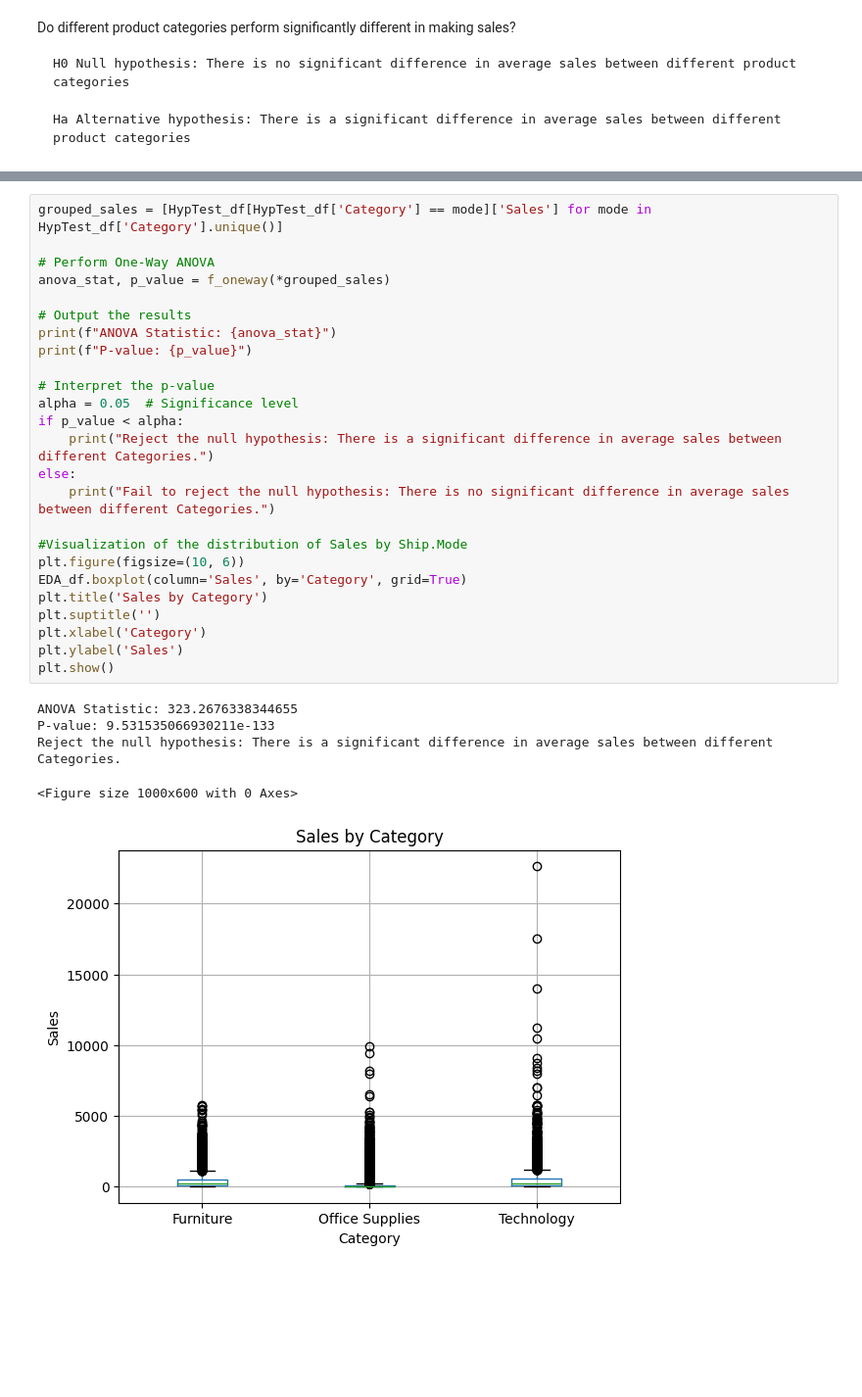
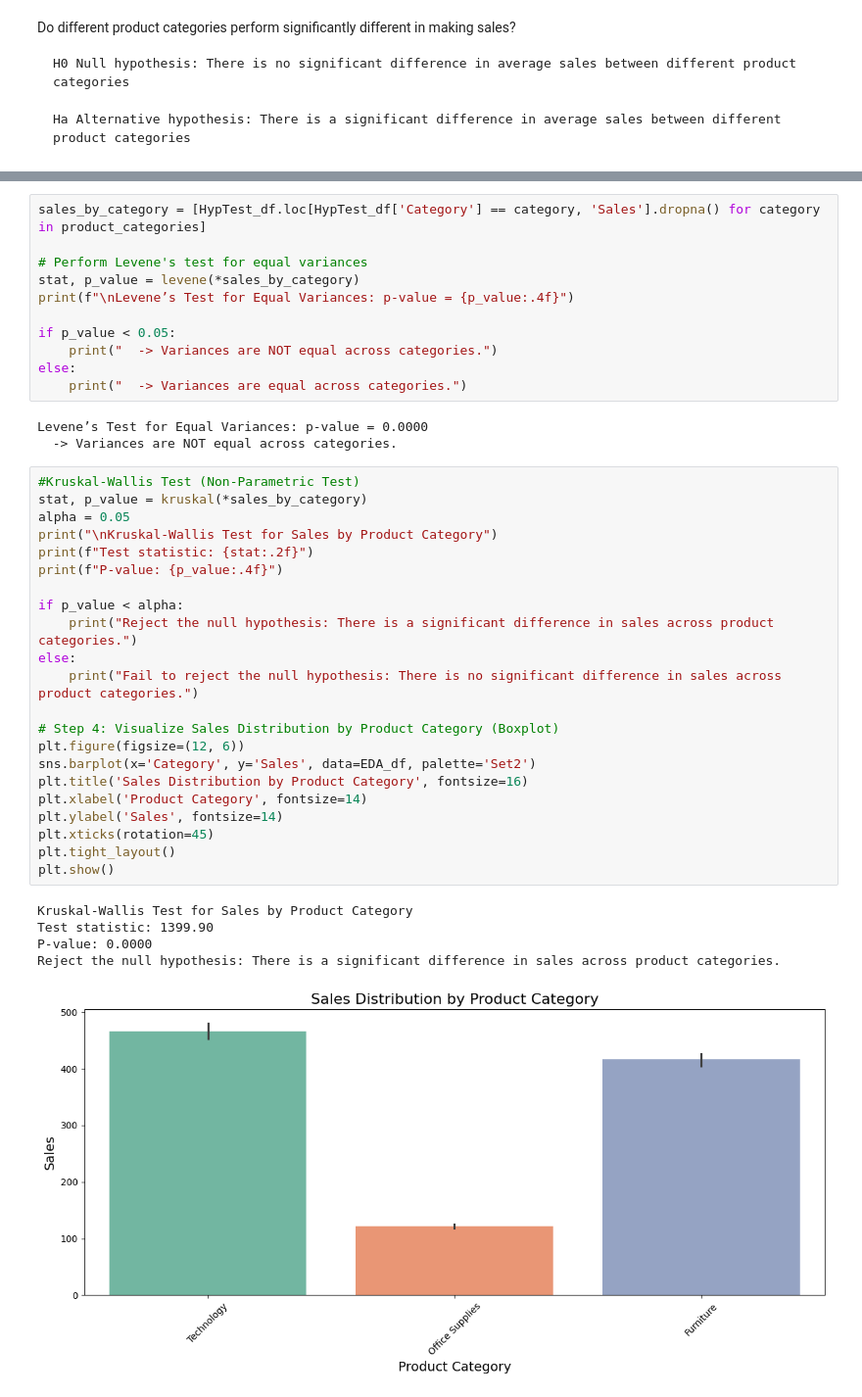
Before and after one commit to Sattar99/Gold_PY_Final, a Jupyter notebook: Gold_PY_Final/Gold_FinalProject.ipynb, the cells around one changed output, grey strips where cells are left out. Shown at 98% size. Cells and saved outputs as stored; diff of their text form; blank space fills up the shorter version.

```diff
--- a/Gold_PY_Final/Gold_FinalProject.ipynb
+++ b/Gold_PY_Final/Gold_FinalProject.ipynb
@@ -509,31 +563,42 @@ Do different product categories perform significantly different in making sales?
+# %%
+sales_by_category = [HypTest_df.loc[HypTest_df['Category'] == category, 'Sales'].dropna() for category in product_categories]
+
+# Perform Levene's test for equal variances
+stat, p_value = levene(*sales_by_category)
+print(f"\nLevene’s Test for Equal Variances: p-value = {p_value:.4f}")
+
+if p_value < 0.05:
+    print("  -> Variances are NOT equal across categories.")
+else:
+    print("  -> Variances are equal across categories.")
+# %% [output]
+Levene’s Test for Equal Variances: p-value = 0.0000
+  -> Variances are NOT equal across categories.
 # %%
-grouped_sales = [HypTest_df[HypTest_df['Category'] == mode]['Sales'] for mode in HypTest_df['Category'].unique()]
+#Kruskal-Wallis Test (Non-Parametric Test)
+stat, p_value = kruskal(*sales_by_category)
+alpha = 0.05
+print("\nKruskal-Wallis Test for Sales by Product Category")
+print(f"Test statistic: {stat:.2f}")
+print(f"P-value: {p_value:.4f}")
 
-# Perform One-Way ANOVA
-anova_stat, p_value = f_oneway(*grouped_sales)
+if p_value < alpha:
+    print("Reject the null hypothesis: There is a significant difference in sales across product categories.")
+else:
+    print("Fail to reject the null hypothesis: There is no significant difference in sales across product categories.")
 
-# Output the results
-print(f"ANOVA Statistic: {anova_stat}")
-print(f"P-value: {p_value}")
-
-# Interpret the p-value
-alpha = 0.05  # Significance level
-if p_value < alpha:
-    print("Reject the null hypothesis: There is a significant difference in average sales between different Categories.")
-else:
-    print("Fail to reject the null hypothesis: There is no significant difference in average sales between different Categories.")
-
-#Visualization of the distribution of Sales by Ship.Mode
-plt.figure(figsize=(10, 6))
-EDA_df.boxplot(column='Sales', by='Category', grid=True)
-plt.title('Sales by Category')
-plt.suptitle('')
-plt.xlabel('Category')
-plt.ylabel('Sales')
+# Step 4: Visualize Sales Distribution by Product Category (Boxplot)
+plt.figure(figsize=(12, 6))
+sns.barplot(x='Category', y='Sales', data=EDA_df, palette='Set2')
+plt.title('Sales Distribution by Product Category', fontsize=16)
+plt.xlabel('Product Category', fontsize=14)
+plt.ylabel('Sales', fontsize=14)
+plt.xticks(rotation=45)
+plt.tight_layout()
 plt.show()
 # %% [output]
-ANOVA Statistic: 323.2676338344655
-P-value: 9.531535066930211e-133
-Reject the null hypothesis: There is a significant difference in average sales between different Categories.
+Kruskal-Wallis Test for Sales by Product Category
+Test statistic: 1399.90
+P-value: 0.0000
+Reject the null hypothesis: There is a significant difference in sales across product categories.
-<Figure size 1000x600 with 0 Axes>
-[figure, old version]
+[figure, new version]
```
Also changed, not shown: parts of 8 cells of this notebook.
